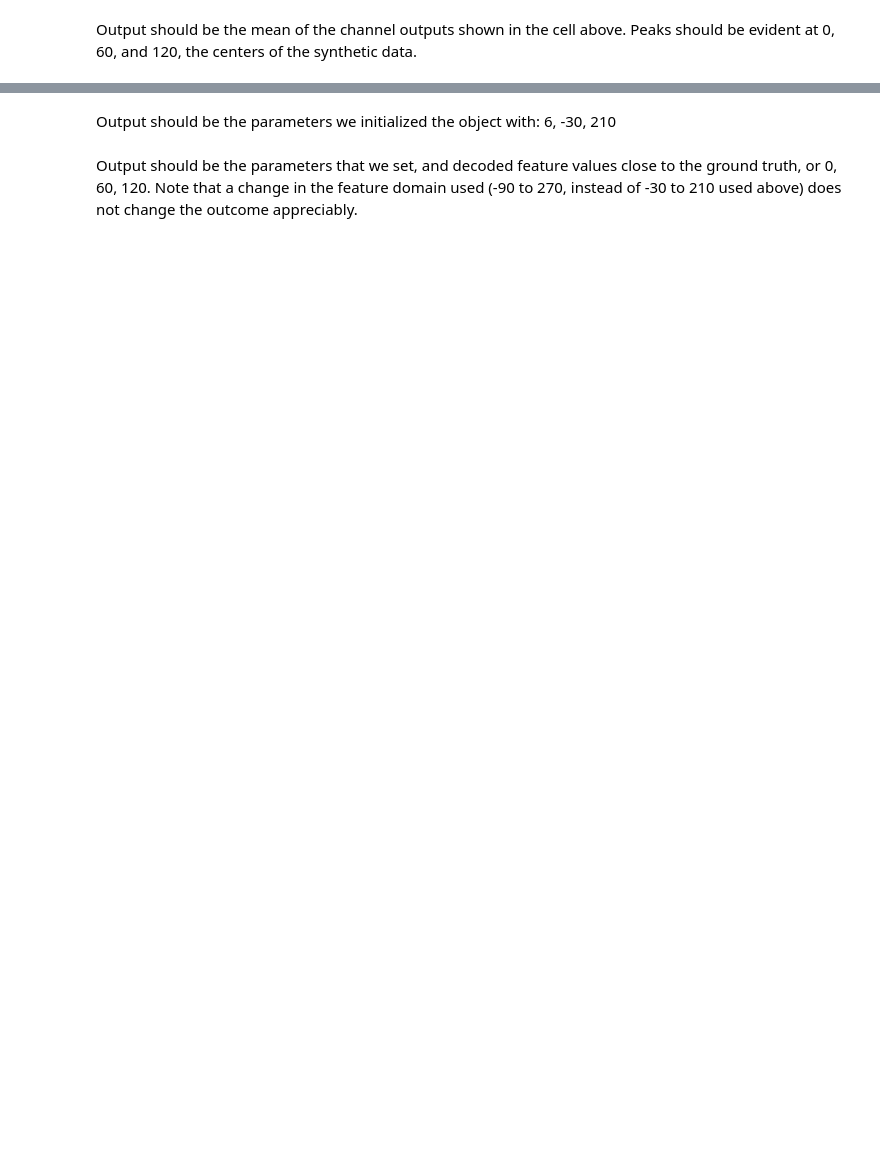
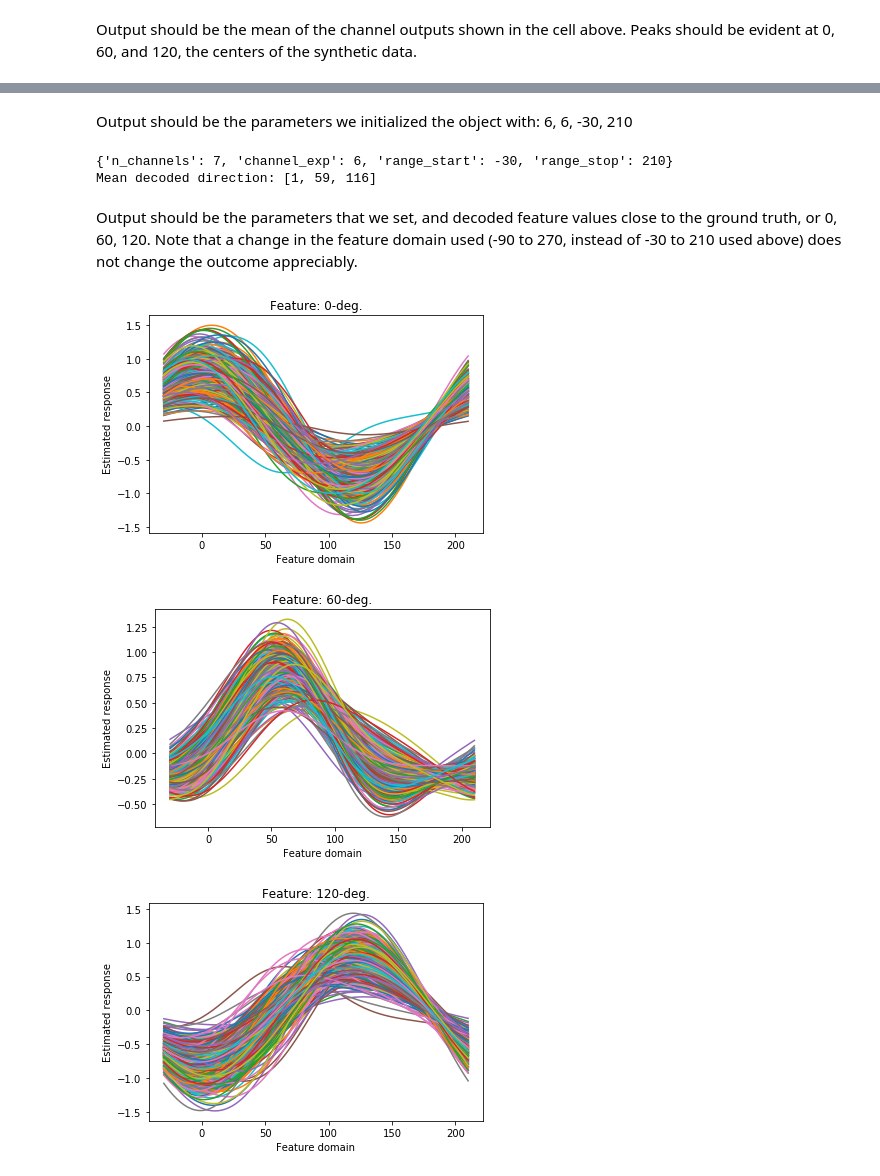
Before and after one commit to brainiak/brainiak, a Jupyter notebook: examples/reconstruct/iem_example_synthetic_data.ipynb, the cells around one changed output, grey strips where cells are left out. Drawn from its saved outputs; the diff is of its cells as text; code cells hidden in the pictures; blank space fills up the shorter version.

Commit message:
Review responses.. improve stability, add control

```diff
--- a/examples/reconstruct/iem_example_synthetic_data.ipynb
+++ b/examples/reconstruct/iem_example_synthetic_data.ipynb
@@ -54,10 +90,5 @@ Output should be a 3-D view of (3 of) the dimensions of the data. Note that clus
 # %%
-# Create IEM object, feed it synthetic data, create new synthetic data
-# and predict feature (direction) from that data.
-
-s = brainiak.reconstruct.iem.InvertedEncoding(6, -30, 210)
-s.fit(X,y)
-
+# generate new, test data and attempt reconstruction
 X2_0 = np.dot(np.random.randn(n_, dim), C) + centers_0
 X2_60 = np.dot(np.random.randn(n_, dim), C) + centers_60
 X2_120 = np.dot(np.random.randn(n_, dim), C) + centers_120
@@ -130,9 +193,9 @@ print(param_out)
 # %% [markdown]
-Output should be the parameters we initialized the object with: 6, -30, 210
+Output should be the parameters we initialized the object with: 6, 6, -30, 210
 # %%
 # Test setting parameters and predict again using new parameters
 
-s.set_params(n_channels = 10, range_start = -90, range_stop = 270)
+s.set_params(n_channels = 7, channel_exp = 6, range_start = -30, range_stop = 210)
 
 param_out_2 = s.get_params()
 print(param_out_2)
@@ -152,5 +215,34 @@ r_hat3_60 = s.predict(X3_60)
 r_hat3_120 = s.predict(X3_120)
 
 print("Mean decoded direction: " + str([int(np.mean(r_hat3_0)), int(np.mean(r_hat3_60)), int(np.mean(r_hat3_120))]))
+# %% [output]
+{'n_channels': 7, 'channel_exp': 6, 'range_start': -30, 'range_stop': 210}
+Mean decoded direction: [1, 59, 116]
 # %% [markdown]
 Output should be the parameters that we set, and decoded feature values close to the ground truth, or 0, 60, 120. Note that a change in the feature domain used (-90 to 270, instead of -30 to 210 used above) does not change the outcome appreciably.
+# %%
+# Get predicted directions, like before
+y_hat_0 = s._predict_directions(X2_0)
+y_hat_60 = s._predict_directions(X2_60)
+y_hat_120 = s._predict_directions(X2_120)
+
+# Plot the estimated response from channels
+plt.figure()
+plt.plot(s.C_D_, y_hat_0.transpose());
+plt.xlabel('Feature domain')
+plt.ylabel('Estimated response')
+plt.title('Feature: 0-deg.')
+plt.figure()
+plt.plot(s.C_D_, y_hat_60.transpose());
+plt.xlabel('Feature domain')
+plt.ylabel('Estimated response')
+plt.title('Feature: 60-deg.')
+plt.figure()
+plt.plot(s.C_D_, y_hat_120.transpose());
+plt.xlabel('Feature domain')
+plt.ylabel('Estimated response')
+plt.title('Feature: 120-deg.');
+# %% [output]
+[figure, added]
+[figure, added]
+[figure, added]
```
Also changed, not shown: parts of 10 cells of this notebook, 2 other files.
